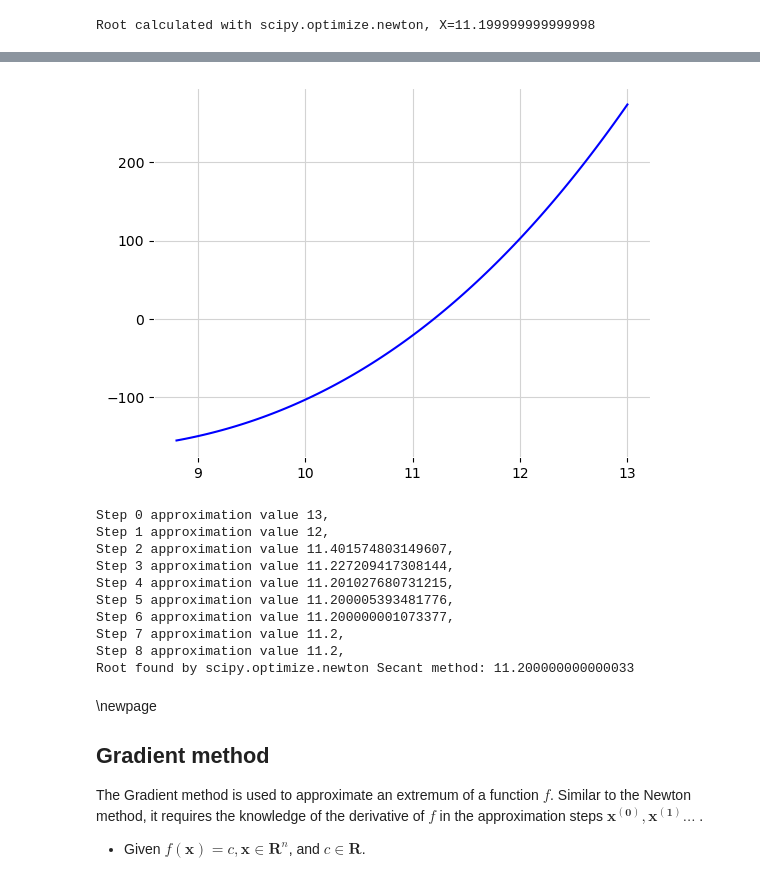
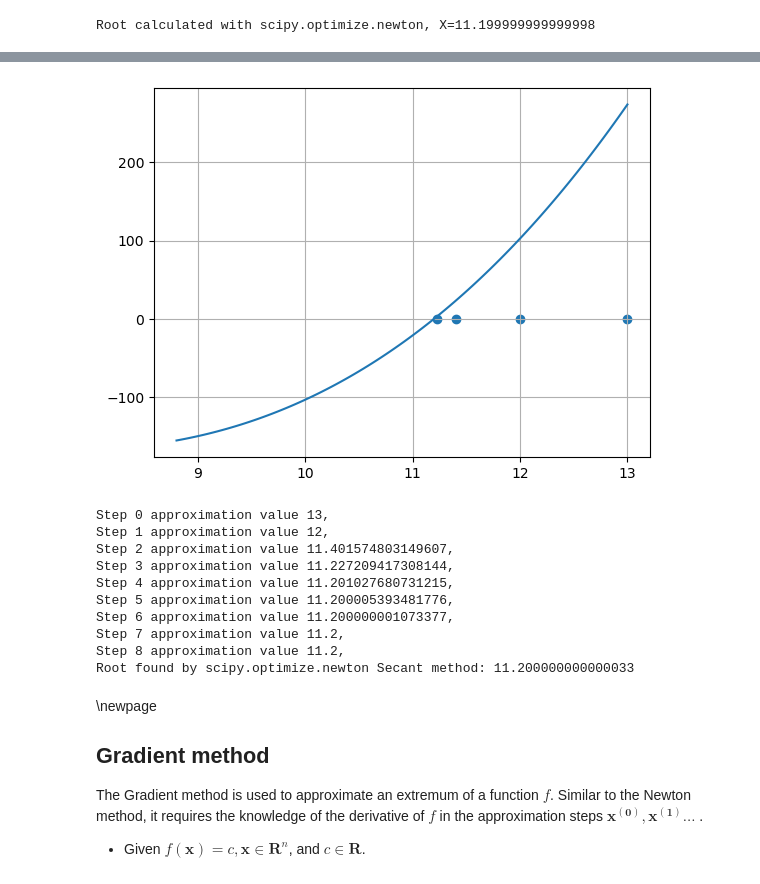
Before and after one commit to mgrabul/optimization_methods, a Jupyter notebook: optimizationmethods.ipynb, the cells around one changed output, grey strips where cells are left out. Cells and saved outputs as stored; diff of their text form; code cells hidden in the pictures.

```diff
--- a/optimizationmethods.ipynb
+++ b/optimizationmethods.ipynb
@@ -1863,53 +1886,48 @@ from scipy.optimize import newton
 def g(x_in:float)->float:
   return x_in**3 - 12.2*x_in**2 + 7.45*x_in + 42
 
-# Plot
-x_plot = np.linspace(8.8, 13, 100)
-# Generate data
-x_plot = np.linspace(8.8, 13, 100)
-
-# Create the plot
-fig, ax = plt.subplots()
-
-# Plot the data
-plt.plot(x_plot, g(x_plot))
-plt.grid()
-
-# Show the plot
-plt.show()
 
 def secant_method_step_builder(f_in):
     def step_function(x_approximations_in):
       _a = (f_in(x_approximations_in[-1])*x_approximations_in[-2] - f_in(x_approximations_in[-2])*x_approximations_in[-1])
       _b = (f_in(x_approximations_in[-1]) - f_in(x_approximations_in[-2]))
       return _a/_b
     return step_function
 
 
 def secant_method(approximations_in, function_in, stop_criterion_in):
   return general_approximation_iterator(approximations_in,
                                     secant_method_step_builder(function_in),
                                     stop_criterion_in)
 
 x_approximations = []
 x_approximations.append(13)
 x_approximations.append(12)
 
 stop_criterion_secant = stop_criterion_relative_step(1e-12)
 
 secant_method(x_approximations, g , stop_criterion_secant)
 
+# Generate functions domain
+x_plot = np.linspace(8.8, 13, 100)
+# Plot the function
+plt.plot(x_plot, g(x_plot))
+# Plot the approximations
+plt.scatter([x_approximations[0],x_approximations[1],x_approximations[2], x_approximations[3]], [0,0,0,0])
+plt.grid()
+# Show the plot
+plt.show()
 
 for element in enumerate(x_approximations):
     print(f"Step {element[0]} approximation value {element[1]},")
 
 # Example 2
 from scipy.optimize import newton
 # x0 x1 are the two starting values for secant method
 root_secant = newton(g, x0=13, x1=12)
 print("Root found by scipy.optimize.newton Secant method:", root_secant)
 # %% [output]
-[figure, old version]
+[figure, new version]
 Step 0 approximation value 13,
 Step 1 approximation value 12,
 Step 2 approximation value 11.401574803149607,
```
Also changed, not shown: parts of 1 cell of this notebook, 2 other files.
